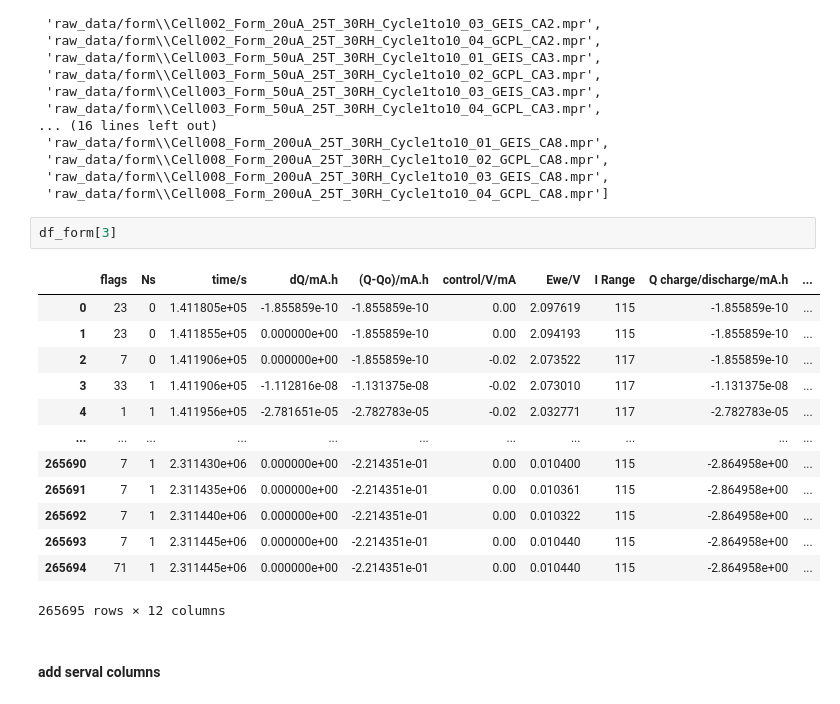
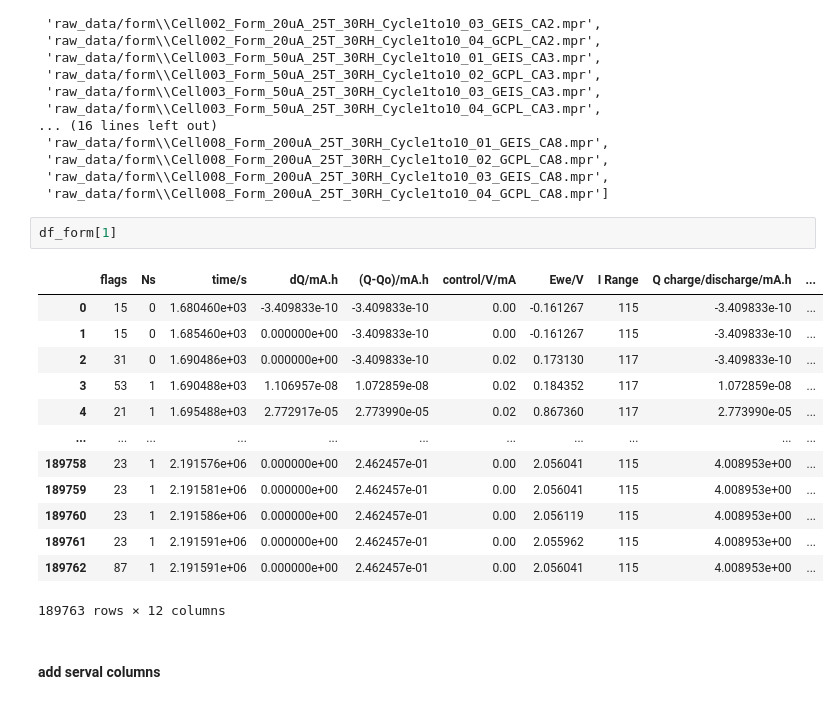
Before and after one commit to Yue-Yao/EIS, a Jupyter notebook: Dataset_EIS.ipynb, the cells around one changed output. Drawn from its saved outputs; the diff is of its cells as text.

```diff
--- a/Dataset_EIS.ipynb
+++ b/Dataset_EIS.ipynb
@@ -54,21 +57,21 @@ read_mpr.searchmpr('raw_data/form')
  'raw_data/form\\Cell008_Form_200uA_25T_30RH_Cycle1to10_03_GEIS_CA8.mpr',
  'raw_data/form\\Cell008_Form_200uA_25T_30RH_Cycle1to10_04_GCPL_CA8.mpr']
 # %%
-df_form[3]
+df_form[1]
 # %% [output]
 |  | flags | Ns | time/s | dQ/mA.h | (Q-Qo)/mA.h | control/V/mA | Ewe/V | I Range | Q charge/discharge/mA.h | ... |
-| 0 | 23 | 0 | 1.411805e+05 | -1.855859e-10 | -1.855859e-10 | 0.00 | 2.097619 | 115 | -1.855859e-10 | ... |
-| 1 | 23 | 0 | 1.411855e+05 | 0.000000e+00 | -1.855859e-10 | 0.00 | 2.094193 | 115 | -1.855859e-10 | ... |
-| 2 | 7 | 0 | 1.411906e+05 | 0.000000e+00 | -1.855859e-10 | -0.02 | 2.073522 | 117 | -1.855859e-10 | ... |
-| 3 | 33 | 1 | 1.411906e+05 | -1.112816e-08 | -1.131375e-08 | -0.02 | 2.073010 | 117 | -1.131375e-08 | ... |
-| 4 | 1 | 1 | 1.411956e+05 | -2.781651e-05 | -2.782783e-05 | -0.02 | 2.032771 | 117 | -2.782783e-05 | ... |
+| 0 | 15 | 0 | 1.680460e+03 | -3.409833e-10 | -3.409833e-10 | 0.00 | -0.161267 | 115 | -3.409833e-10 | ... |
+| 1 | 15 | 0 | 1.685460e+03 | 0.000000e+00 | -3.409833e-10 | 0.00 | -0.161267 | 115 | -3.409833e-10 | ... |
+| 2 | 31 | 0 | 1.690486e+03 | 0.000000e+00 | -3.409833e-10 | 0.02 | 0.173130 | 117 | -3.409833e-10 | ... |
+| 3 | 53 | 1 | 1.690488e+03 | 1.106957e-08 | 1.072859e-08 | 0.02 | 0.184352 | 117 | 1.072859e-08 | ... |
+| 4 | 21 | 1 | 1.695488e+03 | 2.772917e-05 | 2.773990e-05 | 0.02 | 0.867360 | 117 | 2.773990e-05 | ... |
 | ... | ... | ... | ... | ... | ... | ... | ... | ... | ... | ... |
-| 265690 | 7 | 1 | 2.311430e+06 | 0.000000e+00 | -2.214351e-01 | 0.00 | 0.010400 | 115 | -2.864958e+00 | ... |
-| 265691 | 7 | 1 | 2.311435e+06 | 0.000000e+00 | -2.214351e-01 | 0.00 | 0.010361 | 115 | -2.864958e+00 | ... |
-| 265692 | 7 | 1 | 2.311440e+06 | 0.000000e+00 | -2.214351e-01 | 0.00 | 0.010322 | 115 | -2.864958e+00 | ... |
-| 265693 | 7 | 1 | 2.311445e+06 | 0.000000e+00 | -2.214351e-01 | 0.00 | 0.010440 | 115 | -2.864958e+00 | ... |
-| 265694 | 71 | 1 | 2.311445e+06 | 0.000000e+00 | -2.214351e-01 | 0.00 | 0.010440 | 115 | -2.864958e+00 | ... |
+| 189758 | 23 | 1 | 2.191576e+06 | 0.000000e+00 | 2.462457e-01 | 0.00 | 2.056041 | 115 | 4.008953e+00 | ... |
+| 189759 | 23 | 1 | 2.191581e+06 | 0.000000e+00 | 2.462457e-01 | 0.00 | 2.056041 | 115 | 4.008953e+00 | ... |
+| 189760 | 23 | 1 | 2.191586e+06 | 0.000000e+00 | 2.462457e-01 | 0.00 | 2.056119 | 115 | 4.008953e+00 | ... |
+| 189761 | 23 | 1 | 2.191591e+06 | 0.000000e+00 | 2.462457e-01 | 0.00 | 2.055962 | 115 | 4.008953e+00 | ... |
+| 189762 | 87 | 1 | 2.191591e+06 | 0.000000e+00 | 2.462457e-01 | 0.00 | 2.056041 | 115 | 4.008953e+00 | ... |
-265695 rows × 12 columns
+189763 rows × 12 columns
 # %% [markdown]
 #### add serval columns
 # %%
```
Also changed, not shown: parts of 49 cells of this notebook, 3 other files.
